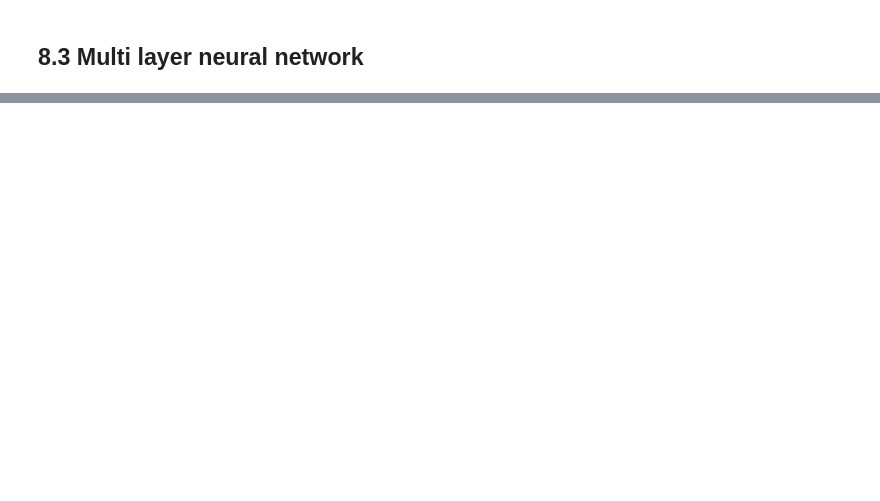
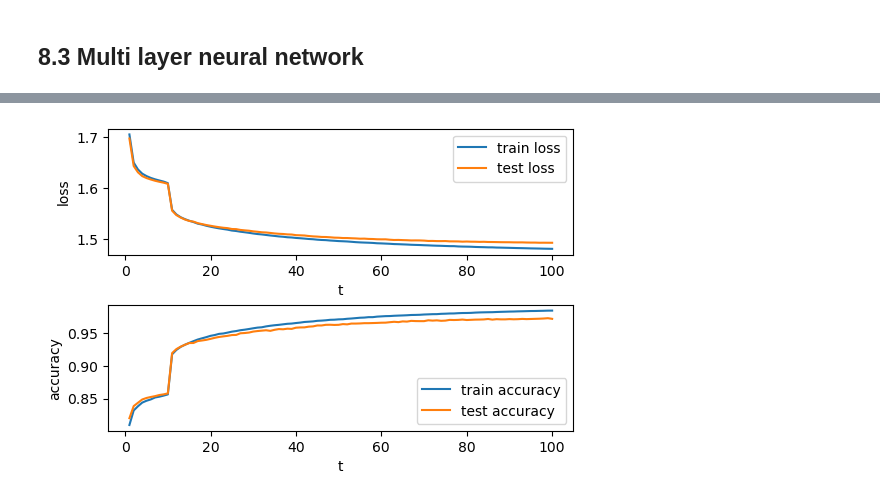
Before and after one commit to masahiro-negishi/TIoT-machine-learning, a Jupyter notebook: Classification/neural_neowork_2.ipynb, the cells around one changed output, grey strips where cells are left out. Drawn from its saved outputs; the diff is of its cells as text; code cells hidden in the pictures; blank space fills up the shorter version.

```diff
--- a/Classification/neural_neowork_2.ipynb
+++ b/Classification/neural_neowork_2.ipynb
@@ -260,0 +692,4 @@ OrderedDict([('linear1.weight', tensor([[ 0.9903, -3.7716]])),
+# %%
+show_graph(train_loss_h, train_accuracy_h, test_loss_h, test_accuracy_h)
+# %% [output]
+[figure, added]
```
Also changed, not shown: parts of 35 cells of this notebook.
